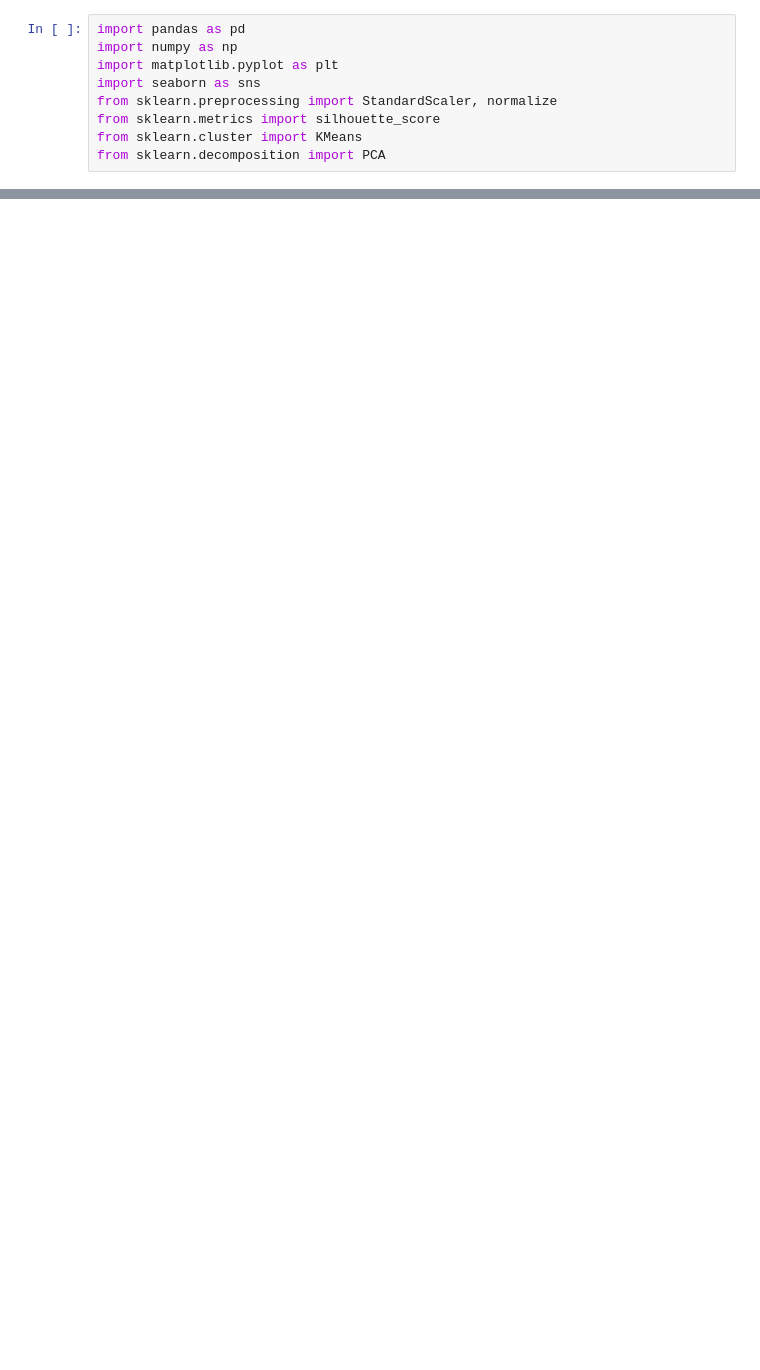
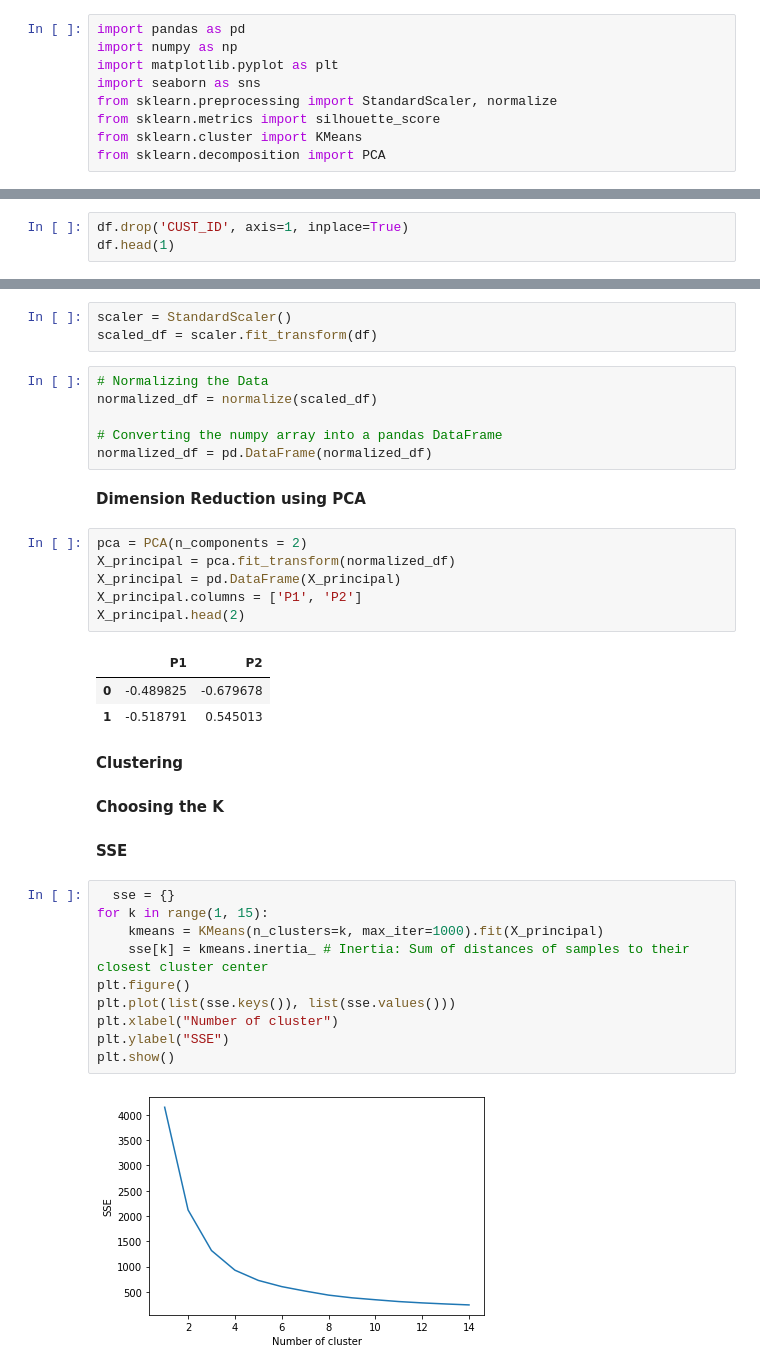
Before and after one commit to sumitarora92/Credit-Card-Clustering-using-K-Means, a Jupyter notebook: Credit_Cards.ipynb, the cells around one changed output, grey strips where cells are left out. Saved outputs shown, nothing was run; the diff lists cells and outputs as text; blank space fills up the shorter version.

```diff
--- a/Credit_Cards.ipynb
+++ b/Credit_Cards.ipynb
@@ -27,0 +131,3 @@ df_cc.head()
+# %%
+df.drop('CUST_ID', axis=1, inplace=True)
+df.head(1)
@@ -27,0 +139,39 @@ df_cc.head()
+# %%
+scaler = StandardScaler()
+scaled_df = scaler.fit_transform(df)
+# %%
+# Normalizing the Data
+normalized_df = normalize(scaled_df)
+
+# Converting the numpy array into a pandas DataFrame
+normalized_df = pd.DataFrame(normalized_df)
+# %% [markdown]
+**Dimension Reduction using PCA**
+# %%
+pca = PCA(n_components = 2)
+X_principal = pca.fit_transform(normalized_df)
+X_principal = pd.DataFrame(X_principal)
+X_principal.columns = ['P1', 'P2']
+X_principal.head(2)
+# %% [output]
+|  | P1 | P2 |
+| 0 | -0.489825 | -0.679678 |
+| 1 | -0.518791 | 0.545013 |
+# %% [markdown]
+**Clustering**
+# %% [markdown]
+**Choosing the K**
+# %% [markdown]
+**SSE**
+# %%
+  sse = {}
+for k in range(1, 15):
+    kmeans = KMeans(n_clusters=k, max_iter=1000).fit(X_principal)
+    sse[k] = kmeans.inertia_ # Inertia: Sum of distances of samples to their closest cluster center
+plt.figure()
+plt.plot(list(sse.keys()), list(sse.values()))
+plt.xlabel("Number of cluster")
+plt.ylabel("SSE")
+plt.show()
+# %% [output]
+[figure, added]
```
Also changed, not shown: parts of 29 cells of this notebook.
